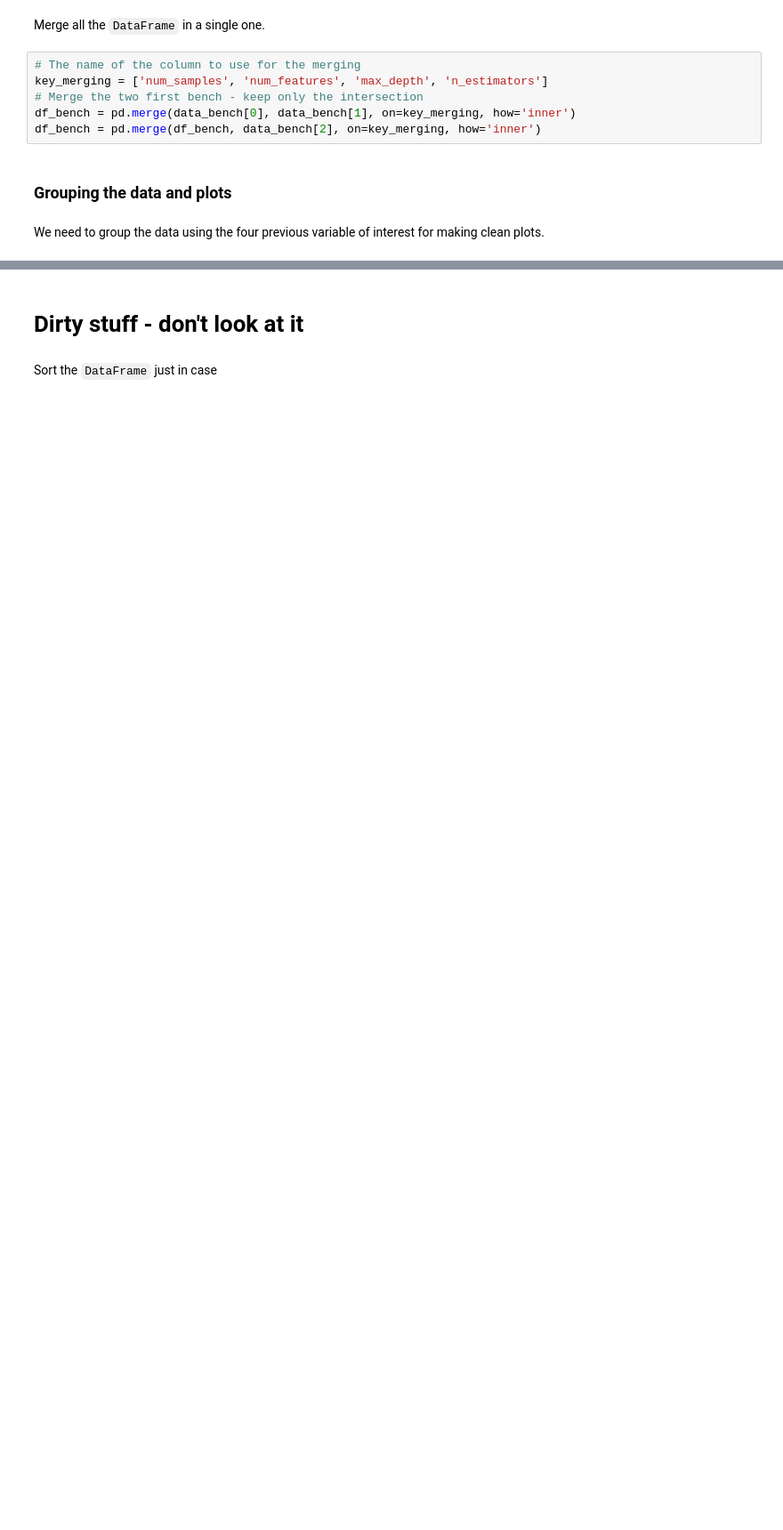
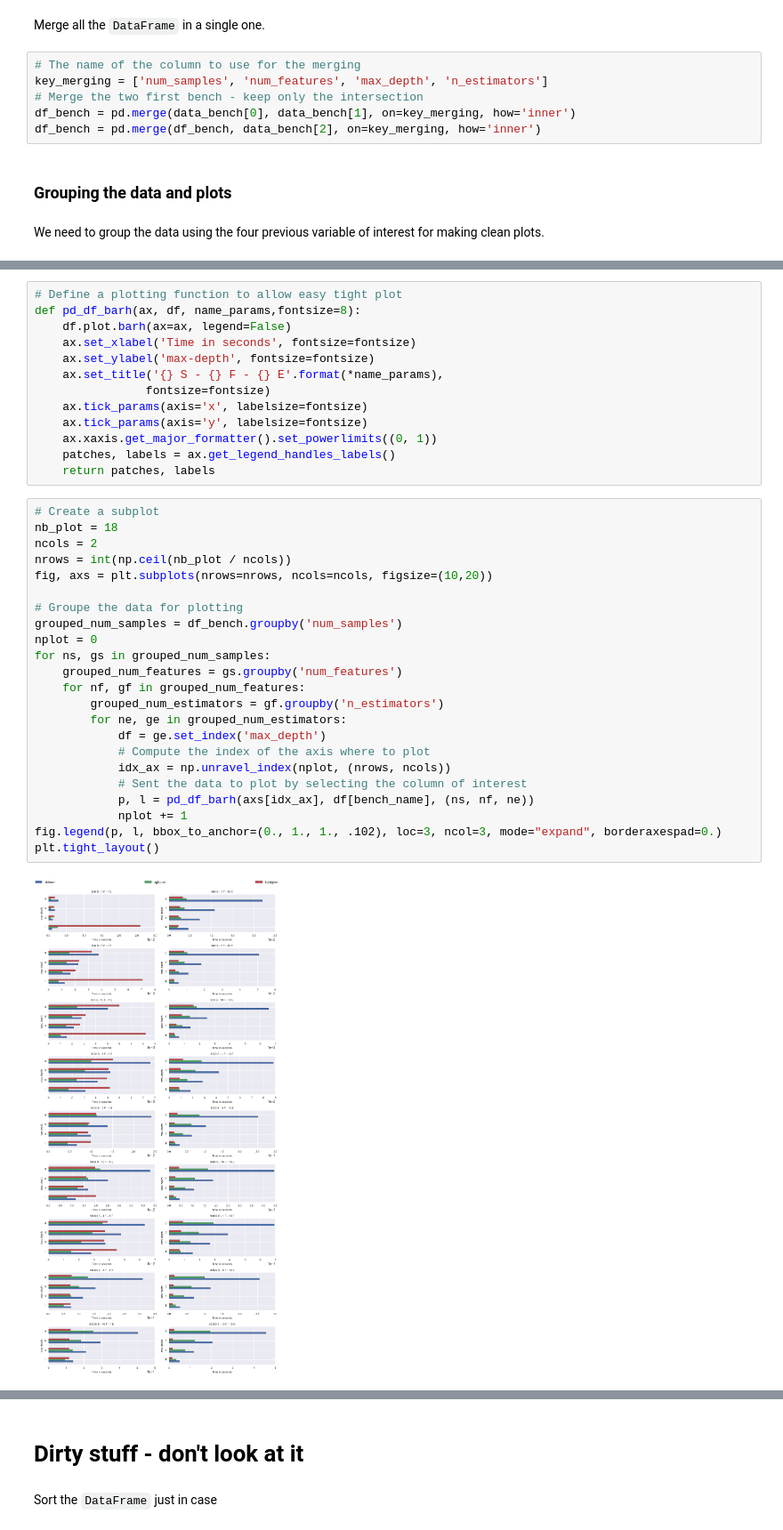
Before and after one commit to blueroutecn/gbrt-benchmarks, a Jupyter notebook: notebook_benchmarking.ipynb, the cells around one changed output, grey strips where cells are left out. Shown: that part at 89% size. Cells and saved outputs as stored; diff of their text form; blank space fills up the shorter version.

Commit message:
Update the notebook with new plots

```diff
--- a/notebook_benchmarking.ipynb
+++ b/notebook_benchmarking.ipynb
@@ -80,0 +53,38 @@ for ns, gs in grouped_num_samples:
+# %%
+# Define a plotting function to allow easy tight plot
+def pd_df_barh(ax, df, name_params,fontsize=8):
+    df.plot.barh(ax=ax, legend=False)
+    ax.set_xlabel('Time in seconds', fontsize=fontsize)
+    ax.set_ylabel('max-depth', fontsize=fontsize)
+    ax.set_title('{} S - {} F - {} E'.format(*name_params),
+                fontsize=fontsize)
+    ax.tick_params(axis='x', labelsize=fontsize)
+    ax.tick_params(axis='y', labelsize=fontsize)
+    ax.xaxis.get_major_formatter().set_powerlimits((0, 1))
+    patches, labels = ax.get_legend_handles_labels()
+    return patches, labels
+# %%
+# Create a subplot
+nb_plot = 18
+ncols = 2
+nrows = int(np.ceil(nb_plot / ncols))
+fig, axs = plt.subplots(nrows=nrows, ncols=ncols, figsize=(10,20))
+
+# Groupe the data for plotting
+grouped_num_samples = df_bench.groupby('num_samples')
+nplot = 0
+for ns, gs in grouped_num_samples:
+    grouped_num_features = gs.groupby('num_features')
+    for nf, gf in grouped_num_features:
+        grouped_num_estimators = gf.groupby('n_estimators')
+        for ne, ge in grouped_num_estimators:
+            df = ge.set_index('max_depth')
+            # Compute the index of the axis where to plot
+            idx_ax = np.unravel_index(nplot, (nrows, ncols))
+            # Sent the data to plot by selecting the column of interest
+            p, l = pd_df_barh(axs[idx_ax], df[bench_name], (ns, nf, ne))
+            nplot += 1
+fig.legend(p, l, bbox_to_anchor=(0., 1., 1., .102), loc=3, ncol=3, mode="expand", borderaxespad=0.)
+plt.tight_layout()
+# %% [output]
+[figure, added]
```
Also changed, not shown: parts of 18 cells of this notebook.
